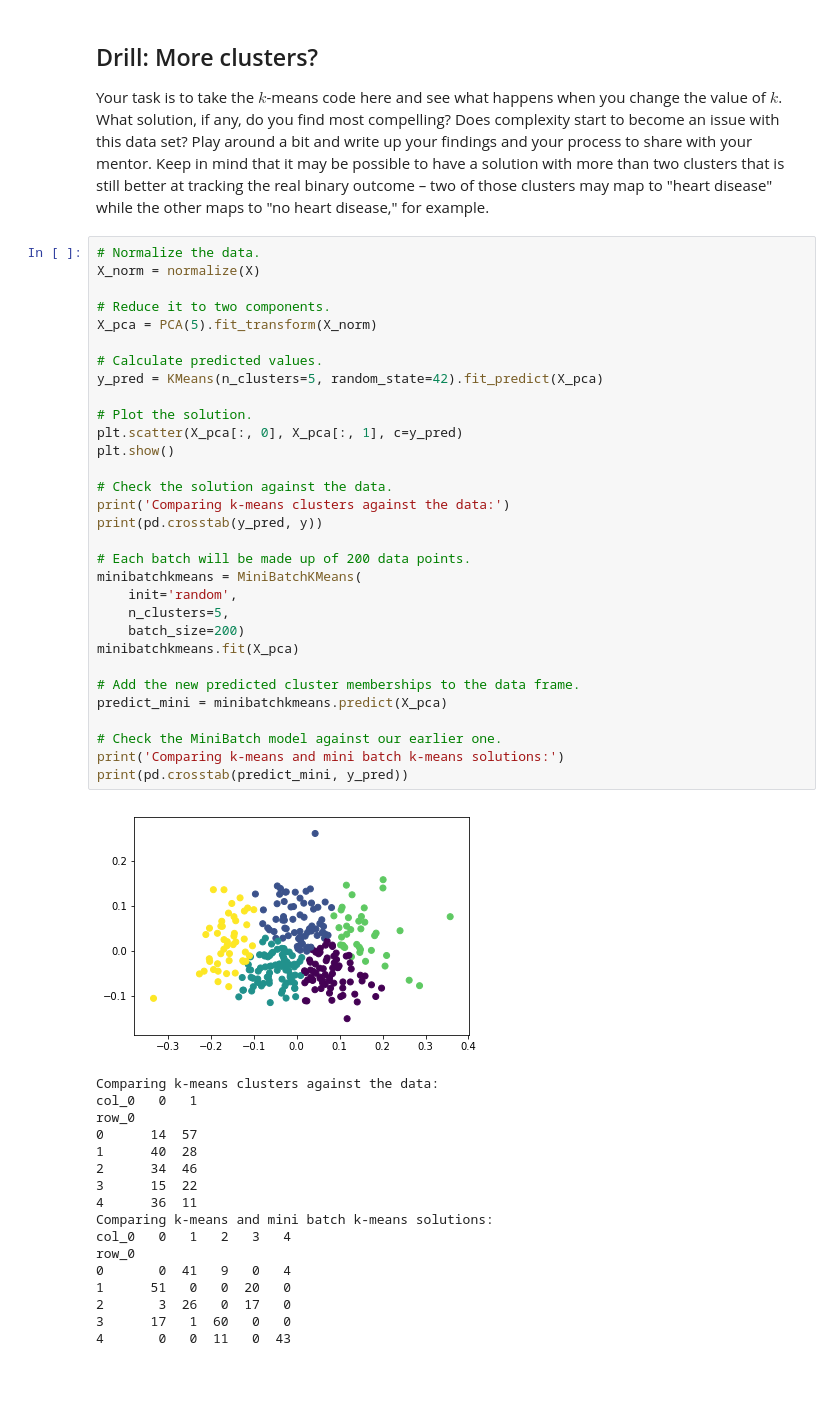
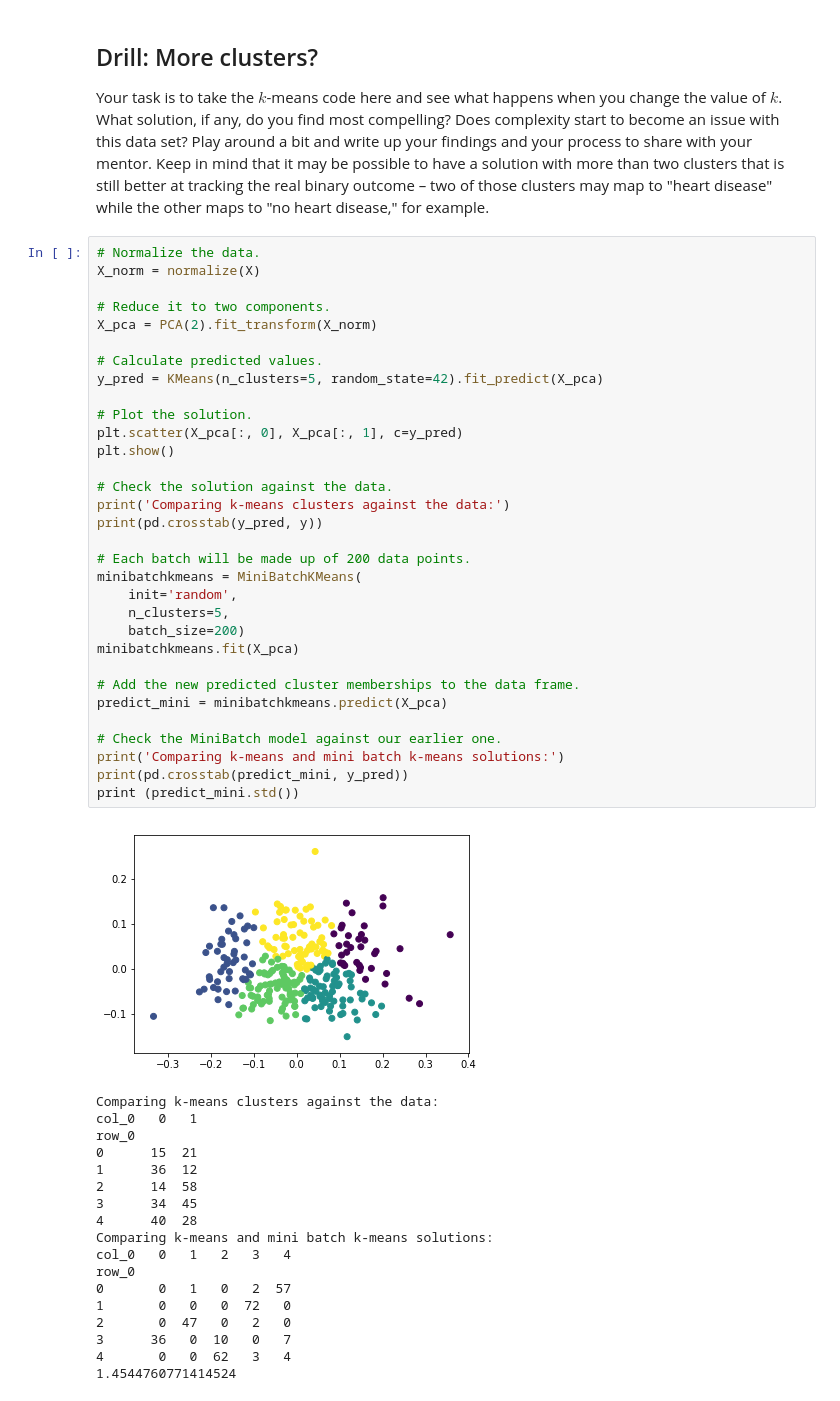
Before and after one commit to harr1582/K-Means, a Jupyter notebook: 4_2_2_K_Means (1).ipynb, the cells around one changed output. Saved outputs shown, nothing was run; the diff lists cells and outputs as text.

```diff
--- a/4_2_2_K_Means (1).ipynb
+++ b/4_2_2_K_Means (1).ipynb
@@ -131,48 +135,50 @@ Your task is to take the $k$-means code here and see what happens when you chang
 # Normalize the data.
 X_norm = normalize(X)
 
 # Reduce it to two components.
-X_pca = PCA(5).fit_transform(X_norm)
+X_pca = PCA(2).fit_transform(X_norm)
 
 # Calculate predicted values.
 y_pred = KMeans(n_clusters=5, random_state=42).fit_predict(X_pca)
 
 # Plot the solution.
 plt.scatter(X_pca[:, 0], X_pca[:, 1], c=y_pred)
 plt.show()
 
 # Check the solution against the data.
 print('Comparing k-means clusters against the data:')
 print(pd.crosstab(y_pred, y))
 
 # Each batch will be made up of 200 data points.
 minibatchkmeans = MiniBatchKMeans(
     init='random',
     n_clusters=5,
     batch_size=200)
 minibatchkmeans.fit(X_pca)
 
 # Add the new predicted cluster memberships to the data frame.
 predict_mini = minibatchkmeans.predict(X_pca)
 
 # Check the MiniBatch model against our earlier one.
 print('Comparing k-means and mini batch k-means solutions:')
 print(pd.crosstab(predict_mini, y_pred))
+print (predict_mini.std())
 # %% [output]
-[figure, old version]
+[figure, new version]
 Comparing k-means clusters against the data:
 col_0   0   1
 row_0
-0      14  57
-1      40  28
-2      34  46
-3      15  22
-4      36  11
+0      15  21
+1      36  12
+2      14  58
+3      34  45
+4      40  28
 Comparing k-means and mini batch k-means solutions:
 col_0   0   1   2   3   4
 row_0
-0       0  41   9   0   4
-1      51   0   0  20   0
-2       3  26   0  17   0
-3      17   1  60   0   0
-4       0   0  11   0  43
+0       0   1   0   2  57
+1       0   0   0  72   0
+2       0  47   0   2   0
+3      36   0  10   0   7
+4       0   0  62   3   4
+1.4544760771414524
```
Also changed, not shown: parts of 11 cells of this notebook.
